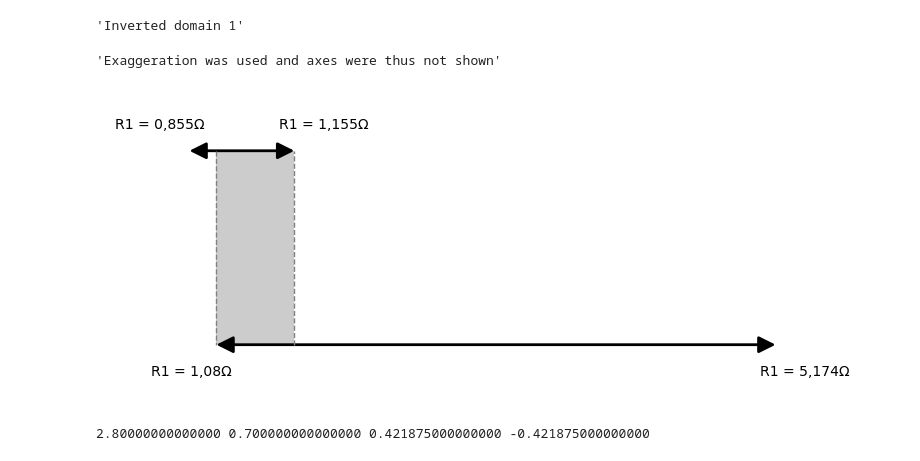
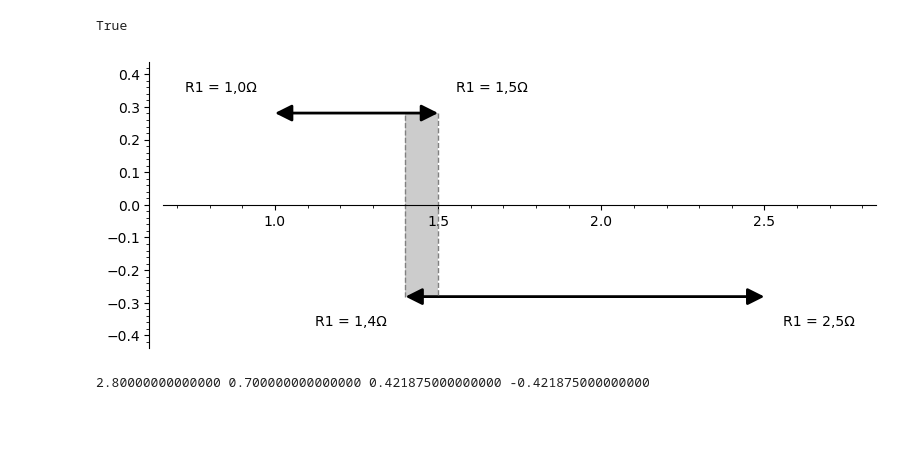
Before and after one commit to Xavier-XIII/Visual-coherence-analysis-generator, a Jupyter notebook: coherenciator.ipynb, the cells around one changed output. Cells and saved outputs as stored; diff of their text form; code cells hidden in the pictures; blank space fills up the shorter version.

Commit message:
Added scientific notation support and bugfix

```diff
--- a/coherenciator.ipynb
+++ b/coherenciator.ipynb
@@ -3,14 +3,21 @@
 #properly organise to compute and display in seperate sections
 #Mode for non-domain values
 #Add labels for intersected
-#support scientific numbers
-#Usae endcaps instead of arrows
+#Use endcaps instead of arrows
 
 #Start and end values for the values' domains
-s1 = 1.005 + 0.150
-e1 = 1.005 - 0.150
-s2 = 1.077 + 0.003
-e2 = 5.177 - 0.003
+#Leave e values empty if using ± with uncertainty
+# example with the value 2,3x10^-3 ± 0,1x10^-3:
+# s = 2.3E-3 + 0.1E-3
+# e = 2.3E-3 - 0.1E-3
+s1 = 2.3E-3 + 0.1E-3
+e1 = 2.3E-3 - 0.1E-3
+s2 = 2.4E-3 + 0.1E-3
+e2 = 2.4E-3 - 0.1E-3
+s1 = 1
+e1 = 1.5
+s2 = 1.4
+e2 = 2.5
 
 #Units and value name
 units = "Ω"
@@ -18,8 +25,8 @@ val_name = "R1"
 decimal_divide = ","
 intersection_labels = False
 show_axes = True
-uses_exaggeration = True
-round_to = 5
+uses_exaggeration = False
+round_to = 10 # use 20 for no rounding
 
 #Colors of the value domains, intersection domain and text
 h_color = "black"
@@ -35,7 +42,7 @@ if s1 > e1:
     s1 = e1
     e1 = temp
     show("Inverted domain 1")
-elif s2 > e2:
+if s2 > e2:
     temp = s2
     s2 = e2
     e2 = temp
@@ -64,18 +71,16 @@ xmax = max + (frame_width / 5)
 ymin = -frame_height / 2
 ymax = frame_height / 2
 
-#Scientific notation parser
-#def parse_scientific():
-
 #Find included start and end values to determine domain intersection
 def intersector(vals):
     intersect = []
-    s1 = vals[0]
-    e1 = vals[1]
-    s2 = vals[2]
-    e2 = vals[3]
+    s1 = vals[0].n()
+    e1 = vals[1].n()
+    s2 = vals[2].n()
+    e2 = vals[3].n()
     if s1 >= s2 and s1 <= e2:
         intersect.append(s1)
+    print(e1 >= s2 and e1 <= e2)
     if e1 >= s2 and e1 <= e2:
         intersect.append(e1)
     if len(intersect) < 2 and s2 >= s1 and s2 <= e1:
@@ -125,14 +130,14 @@ intersect = intersector(vals)
 
 if len(intersect) == 2:
 
-    if abs(intersect[0]-intersect[1]) < (max-min)/15 and uses_exaggeration:
+    if abs(intersect[0]-intersect[1]) < (max-min)/12 and uses_exaggeration:
         mid = (intersect[1] + intersect[0])/2
         show_axes = False
         for i in range(len(vals)):
             if vals[i] > mid:
-                vals[i] += (max-min)/15
+                vals[i] += (max-min)/12
             else:
-                vals[i] -= (max-min)/15
+                vals[i] -= (max-min)/12
         intersect = intersector(vals)
         show("Exaggeration was used and axes were thus not shown")
 
@@ -140,36 +145,35 @@ if len(intersect) == 2:
     p2 = ([intersect[0], -height_dist])
     p3 = ([intersect[1], -height_dist])
     p4 = ([intersect[1], height_dist])
 
     l1 = line([(intersect[0], height_dist), (intersect[0], -height_dist)], linestyle='dashed', color=v_color)
     l2 = line([(intersect[1], -height_dist), (intersect[1], height_dist)], linestyle='dashed', color=v_color)
 
     a = polygon([p1, p2, p3, p4], color=d_color, alpha=0.4)
     domains = domain_maker(vals, height_dist)
     labels = label_maker(val_name, s1, e1, s2, e2, height_dist, t_color)
 
     show(domains[0] + domains[1] + l1 + l2 + a + labels[0] + labels[1] + labels[2] + labels[3], axes=show_axes, xmin=xmin, xmax=xmax , ymin=ymin, ymax=ymax, figsize=8, aspect_ratio=1)
 
 
 elif len(intersect) == 1:
     show("Single value intersection")
 
     l1 = line([(intersect[0], height_dist), (intersect[0], -height_dist)], linestyle='dashed', color=v_color)
 
     domains = domain_maker(vals, height_dist)
     labels = label_maker(val_name, s1, e1, s2, e2, height_dist, t_color)
     show(domains[0] + domains[1] + l1 + labels[0] + labels[1] + labels[2] + labels[3], axes=show_axes, xmin=xmin, xmax=xmax , ymin=ymin, ymax=ymax, figsize=8, aspect_ratio=1)
 
 else:
     show("The value domains do not intersect and are incoherent")
 
     domains = domain_maker(vals, height_dist)
     labels = label_maker(val_name, s1, e1, s2, e2, height_dist, t_color)
     show(domains[0] + domains[1] + labels[0] + labels[1] + labels[2] + labels[3], axes=show_axes, xmin=xmin, xmax=xmax , ymin=ymin, ymax=ymax, figsize=8, aspect_ratio=1)
 # %% [output]
-'Inverted domain 1'
+True
-'Exaggeration was used and axes were thus not shown'
-[figure, old version]
+[figure, new version]
 # %%
 # stub for a mode that takes a single value (like a theoretical one without uncertainty) instead of a second domain
 
```
